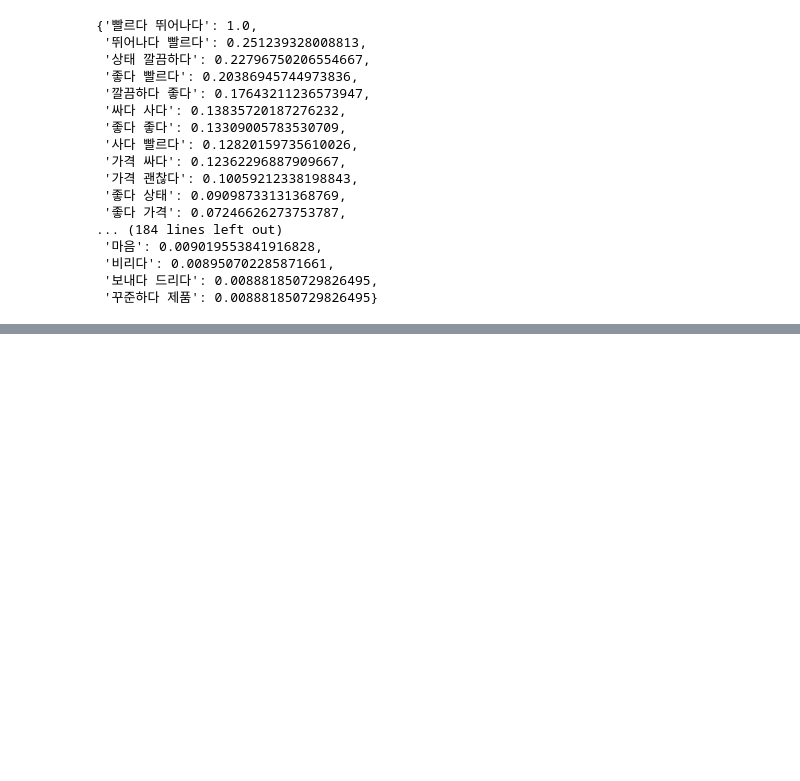
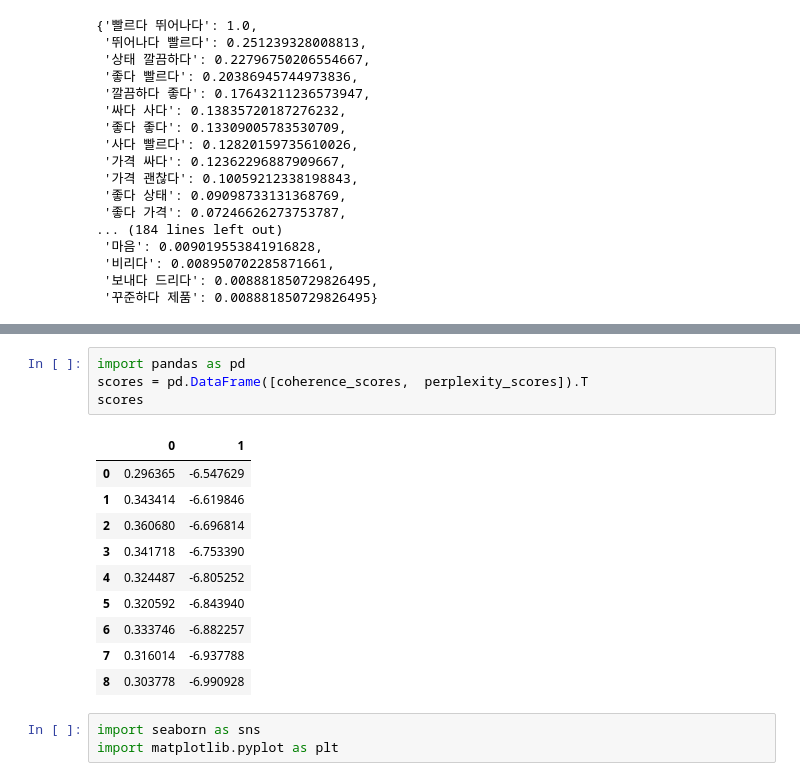
Before and after one commit to araya1203/project_nutrients_data_analytics, a Jupyter notebook: gatheringdatas/codes/eyes/eyes_preprocess.ipynb, the cells around one changed output, grey strips where cells are left out. Cells and saved outputs as stored; diff of their text form; blank space fills up the shorter version.

```diff
--- a/gatheringdatas/codes/eyes/eyes_preprocess.ipynb
+++ b/gatheringdatas/codes/eyes/eyes_preprocess.ipynb
@@ -231,0 +377,18 @@ plt.show()
+# %%
+import pandas as pd
+scores = pd.DataFrame([coherence_scores,  perplexity_scores]).T
+scores
+# %% [output]
+|  | 0 | 1 |
+| 0 | 0.296365 | -6.547629 |
+| 1 | 0.343414 | -6.619846 |
+| 2 | 0.360680 | -6.696814 |
+| 3 | 0.341718 | -6.753390 |
+| 4 | 0.324487 | -6.805252 |
+| 5 | 0.320592 | -6.843940 |
+| 6 | 0.333746 | -6.882257 |
+| 7 | 0.316014 | -6.937788 |
+| 8 | 0.303778 | -6.990928 |
+# %%
+import seaborn as sns
+import matplotlib.pyplot as plt
```
Also changed, not shown: parts of 74 cells of this notebook, 21 other files.
